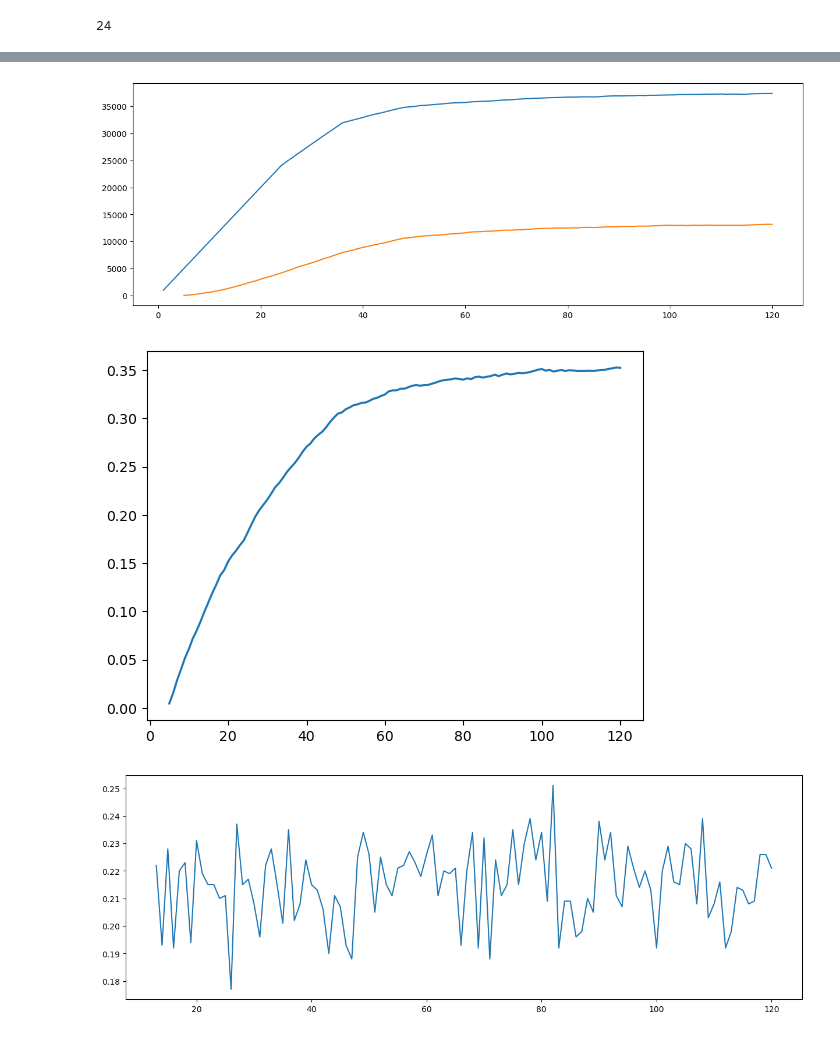
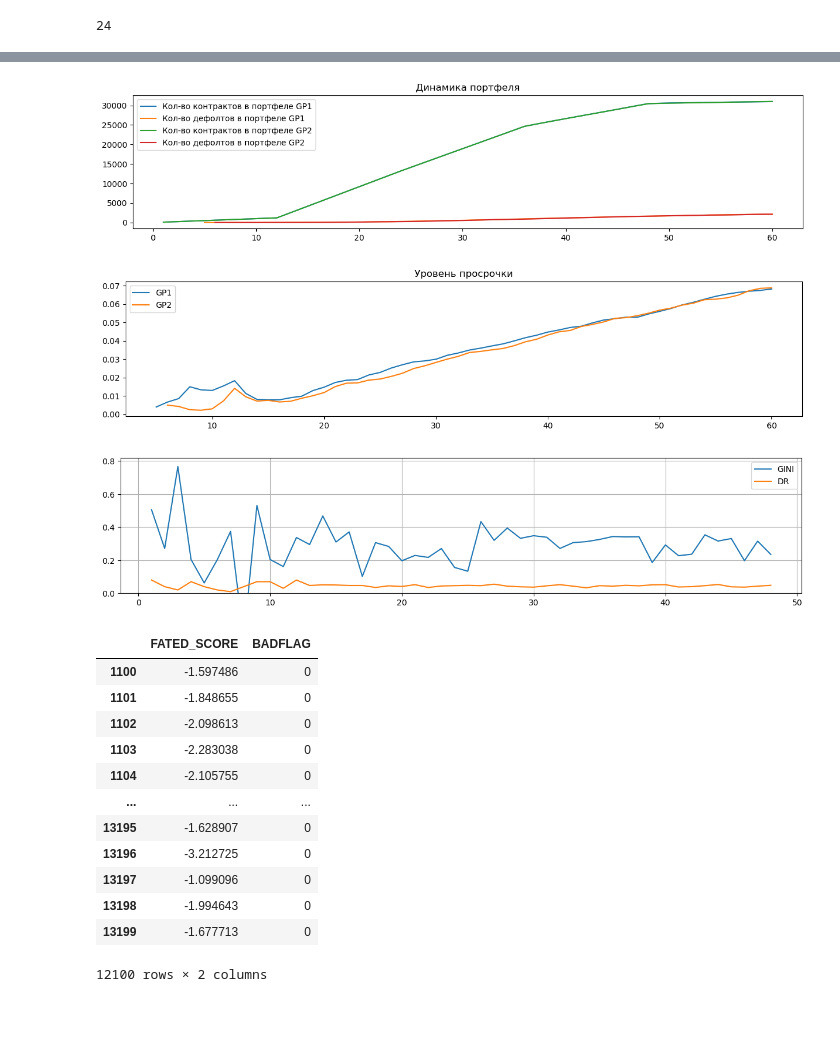
Before and after one commit to il-giza/Bank_SandBox, a Jupyter notebook: matrix_migration/generator_of_portfolio.ipynb, the cells around one changed output, grey strips where cells are left out. Saved outputs shown, nothing was run; the diff lists cells and outputs as text; code cells hidden in the pictures.

```diff
--- a/matrix_migration/generator_of_portfolio.ipynb
+++ b/matrix_migration/generator_of_portfolio.ipynb
@@ -78,7 +125,11 @@ score_cutoff
 # %%
 #GP.next_month(issue_plan, pd_cutoff = pd_cutoff, model = model0)
 # %%
-for t in range(120):
-    GP.next_month(issue_plan, pd_cutoff = pd_cutoff, model = model0)
-GP.portfolio_age
+for t in range(4*12):
+    GP1.next_month(issue_plan_gp, pd_cutoff = pd_cutoff, model = model0)
+    GP2.next_month(issue_plan_gp, pd_cutoff = pd_cutoff, model = model0)
+
+DWH.update_dwh_dic() # обновим справочники DWH
+GP1.info()
+GP2.info()
 # %% [output]
@@ -107,9 +158,10 @@ GP.cntr_dic[13].duration
 # %% [output]
 24
 # %%
-ix = LI['CNTR_ID']==7
+ix = LI['CNTR_ID']==11
 plt.figure(figsize=[15,5])
-plt.plot(LI[ix].set_index('MOB')[['DOD_ID', 'WRTOFF_ID', 'CLOSED_ID']])
+plt.plot(LI[ix].set_index('MOB')[['DOD_ID', 'WRTOFF_ID', 'CLOSED_ID']], '.-')
 plt.legend(['DOD_ID', 'WRTOFF_ID', 'CLOSED_ID'])
+plt.grid()
 plt.show()
 # %% [output]
@@ -165,20 +207,36 @@ DMC.set_index('CNTR_ID')[['NUM_IN_QUEUE']].plot()
 # %%
 ix = ((LI['WRTOFF_ID'] == 0)&
       (LI['CLOSED_ID'] == 0)
      )
 ix_bad = LI['BADFLAG'] == 1
+ix_gp1 = LI['PORTFOLIO_ID'] == 1
+ix_gp2 = LI['PORTFOLIO_ID'] == 2
 
-T = LI[ix].groupby('SD')[['CNTR_ID']].count()
-B = LI[ix&ix_bad].groupby('SD')[['CNTR_ID']].count()
+plt.figure(figsize=[15,3])
+
+T1 = LI[ix_gp1&ix].groupby('SD')[['CNTR_ID']].count()
+B1 = LI[ix_gp1&ix&ix_bad].groupby('SD')[['CNTR_ID']].count()
+plt.plot(T1)
+plt.plot(B1)
+
+T2 = LI[ix_gp2&ix].groupby('SD')[['CNTR_ID']].count()
+B2 = LI[ix_gp2&ix&ix_bad].groupby('SD')[['CNTR_ID']].count()
+plt.plot(T2)
+plt.plot(B2)
 
 
-plt.figure(figsize=[15,5])
-plt.plot(T)
-plt.plot(B)
+plt.title('Динамика портфеля')
+plt.legend(['Кол-во контрактов в портфеле GP1', 'Кол-во дефолтов в портфеле GP1',
+            'Кол-во контрактов в портфеле GP2', 'Кол-во дефолтов в портфеле GP2',
+           ])
 plt.show()
 
-plt.plot(B/T)
+plt.figure(figsize=[15,3])
+plt.plot(B1/T1)
+plt.plot(B2/T2)
+plt.title('Уровень просрочки')
+plt.legend(['GP1', 'GP2'])
 plt.show()
 # %% [output]
-[figure, old version]
+[figure, new version]
-[figure, old version]
+[figure, new version]
@@ -185,10 +258,28 @@ plt.show()
 # %%
-ix = LI['MOB'] == 12
 
-T = LI[ix].groupby('SD')[['BADFLAG']].agg(['mean'])
-
-plt.figure(figsize=[15,5])
-plt.plot(T)
+plt.figure(figsize=[15,3])
+plt.plot(D_stat)
+plt.ylim([0,None])
+plt.legend(D_stat.columns)
+plt.grid()
 plt.show()
 # %% [output]
-[figure, old version]
+[figure, new version]
+# %%
+ix = T['SD'].between(24,36)
+TT = T[ix][['FATED_SCORE', 'BADFLAG']]
+TT
+# %% [output]
+|  | FATED_SCORE | BADFLAG |
+| 1100 | -1.597486 | 0 |
+| 1101 | -1.848655 | 0 |
+| 1102 | -2.098613 | 0 |
+| 1103 | -2.283038 | 0 |
+| 1104 | -2.105755 | 0 |
+| ... | ... | ... |
+| 13195 | -1.628907 | 0 |
+| 13196 | -3.212725 | 0 |
+| 13197 | -1.099096 | 0 |
+| 13198 | -1.994643 | 0 |
+| 13199 | -1.677713 | 0 |
+12100 rows × 2 columns
```
Also changed, not shown: parts of 85 cells of this notebook, 1 other file.
